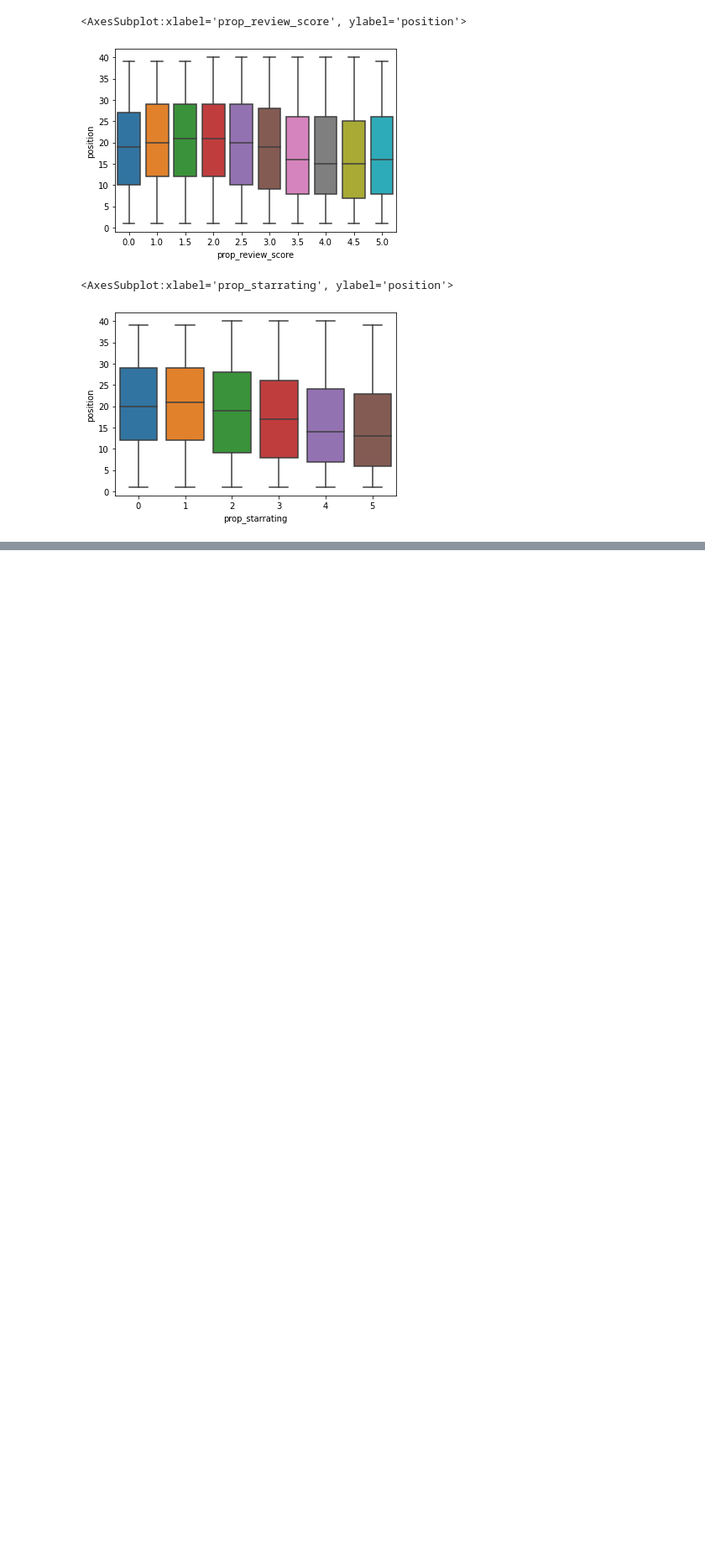
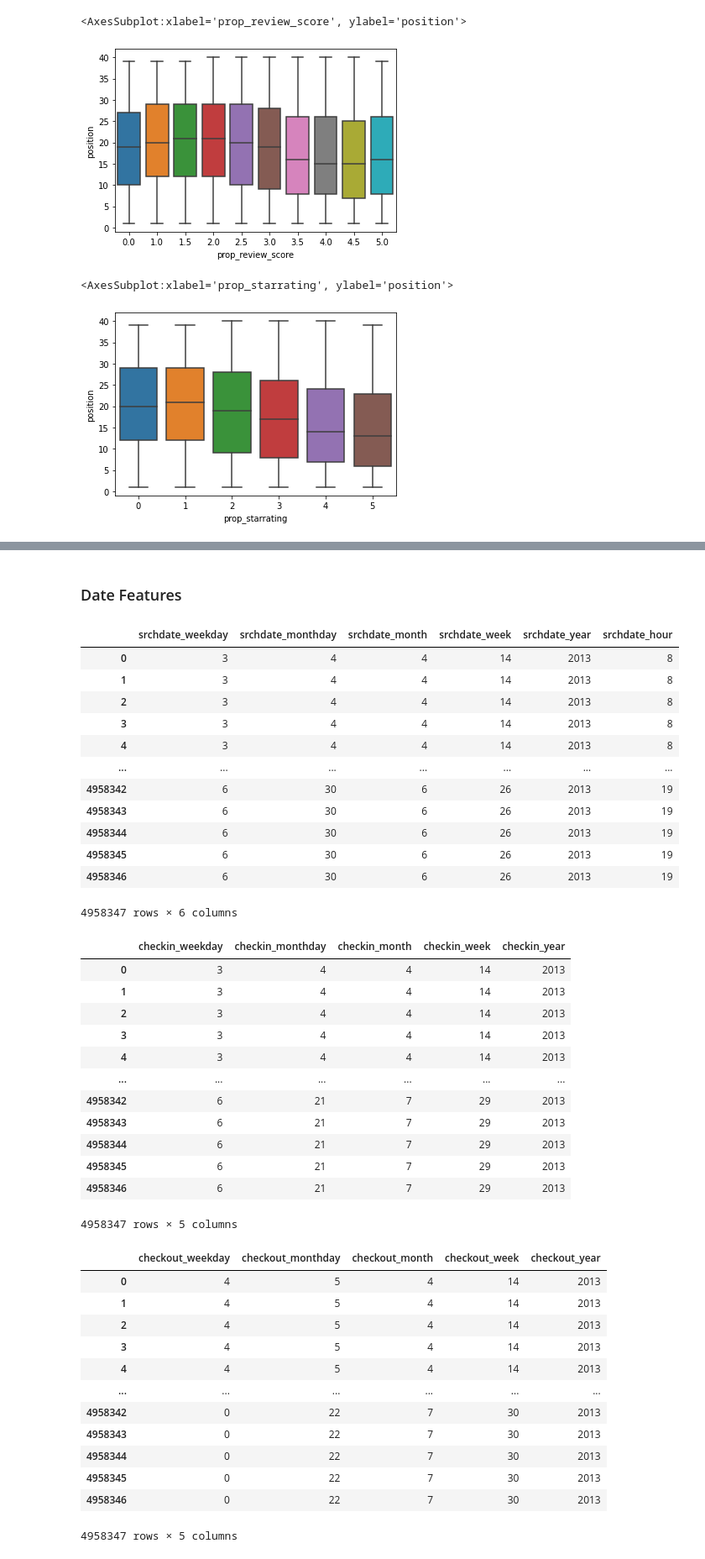
Before and after one commit to tituspellegrom/DataMiningTechniques, a Jupyter notebook: Assignment2/exploration_backup.ipynb, the cells around one changed output, grey strips where cells are left out. Shown at 84% size. Drawn from its saved outputs; the diff is of its cells as text; code cells hidden in the pictures; blank space fills up the shorter version.

```diff
--- a/Assignment2/exploration_backup.ipynb
+++ b/Assignment2/exploration_backup.ipynb
@@ -630,0 +618,66 @@ sns.boxplot(x='prop_starrating', y='position', data=df_non_random)
+# %% [markdown]
+### Date Features
+# %%
+def mine_date_features(dt_series, prefix=''):
+        df = pd.DataFrame()
+        df['weekday'] = dt_series.dt.weekday
+        df['monthday'] = dt_series.dt.day
+        df['month'] = dt_series.dt.month
+        df['week'] = dt_series.dt.week
+        df['year'] = dt_series.dt.year
+
+        df.columns = list(map(lambda s: prefix + s, df.columns.tolist()))
+        return df
+# %%
+df_stage3['checkout_date'] = df_stage3['checkin_date'] + pd.to_timedelta(df_stage3['srch_length_of_stay'], unit='D')
+
+df_srchdate_features = mine_date_features(df_stage3['date_time'], prefix='srchdate_')
+df_srchdate_features['srchdate_hour'] = df_stage3['date_time'].dt.hour
+
+df_checkin_features = mine_date_features(df_stage3['checkin_date'], prefix='checkin_')
+df_checkout_features = mine_date_features(df_stage3['checkout_date'], prefix='checkout_')
+
+df_stage4 = pd.concat([df_stage3, df_srchdate_features, df_checkin_features, df_checkout_features], axis=1)
+display(df_srchdate_features)
+display(df_checkin_features)
+display(df_checkout_features)
+# %% [output]
+|  | srchdate_weekday | srchdate_monthday | srchdate_month | srchdate_week | srchdate_year | srchdate_hour |
+| 0 | 3 | 4 | 4 | 14 | 2013 | 8 |
+| 1 | 3 | 4 | 4 | 14 | 2013 | 8 |
+| 2 | 3 | 4 | 4 | 14 | 2013 | 8 |
+| 3 | 3 | 4 | 4 | 14 | 2013 | 8 |
+| 4 | 3 | 4 | 4 | 14 | 2013 | 8 |
+| ... | ... | ... | ... | ... | ... | ... |
+| 4958342 | 6 | 30 | 6 | 26 | 2013 | 19 |
+| 4958343 | 6 | 30 | 6 | 26 | 2013 | 19 |
+| 4958344 | 6 | 30 | 6 | 26 | 2013 | 19 |
+| 4958345 | 6 | 30 | 6 | 26 | 2013 | 19 |
+| 4958346 | 6 | 30 | 6 | 26 | 2013 | 19 |
+4958347 rows × 6 columns
+|  | checkin_weekday | checkin_monthday | checkin_month | checkin_week | checkin_year |
+| 0 | 3 | 4 | 4 | 14 | 2013 |
+| 1 | 3 | 4 | 4 | 14 | 2013 |
+| 2 | 3 | 4 | 4 | 14 | 2013 |
+| 3 | 3 | 4 | 4 | 14 | 2013 |
+| 4 | 3 | 4 | 4 | 14 | 2013 |
+| ... | ... | ... | ... | ... | ... |
+| 4958342 | 6 | 21 | 7 | 29 | 2013 |
+| 4958343 | 6 | 21 | 7 | 29 | 2013 |
+| 4958344 | 6 | 21 | 7 | 29 | 2013 |
+| 4958345 | 6 | 21 | 7 | 29 | 2013 |
+| 4958346 | 6 | 21 | 7 | 29 | 2013 |
+4958347 rows × 5 columns
+|  | checkout_weekday | checkout_monthday | checkout_month | checkout_week | checkout_year |
+| 0 | 4 | 5 | 4 | 14 | 2013 |
+| 1 | 4 | 5 | 4 | 14 | 2013 |
+| 2 | 4 | 5 | 4 | 14 | 2013 |
+| 3 | 4 | 5 | 4 | 14 | 2013 |
+| 4 | 4 | 5 | 4 | 14 | 2013 |
+| ... | ... | ... | ... | ... | ... |
+| 4958342 | 0 | 22 | 7 | 30 | 2013 |
+| 4958343 | 0 | 22 | 7 | 30 | 2013 |
+| 4958344 | 0 | 22 | 7 | 30 | 2013 |
+| 4958345 | 0 | 22 | 7 | 30 | 2013 |
+| 4958346 | 0 | 22 | 7 | 30 | 2013 |
+4958347 rows × 5 columns
```
Also changed, not shown: parts of 12 cells of this notebook, 1 other file.
